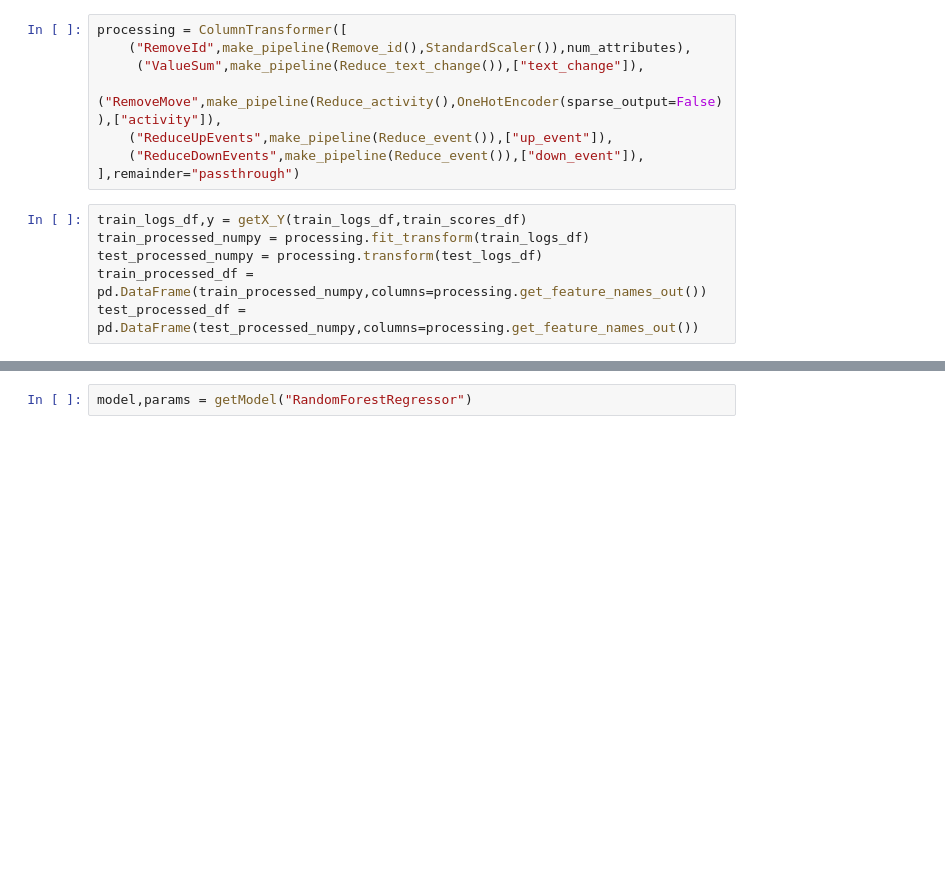
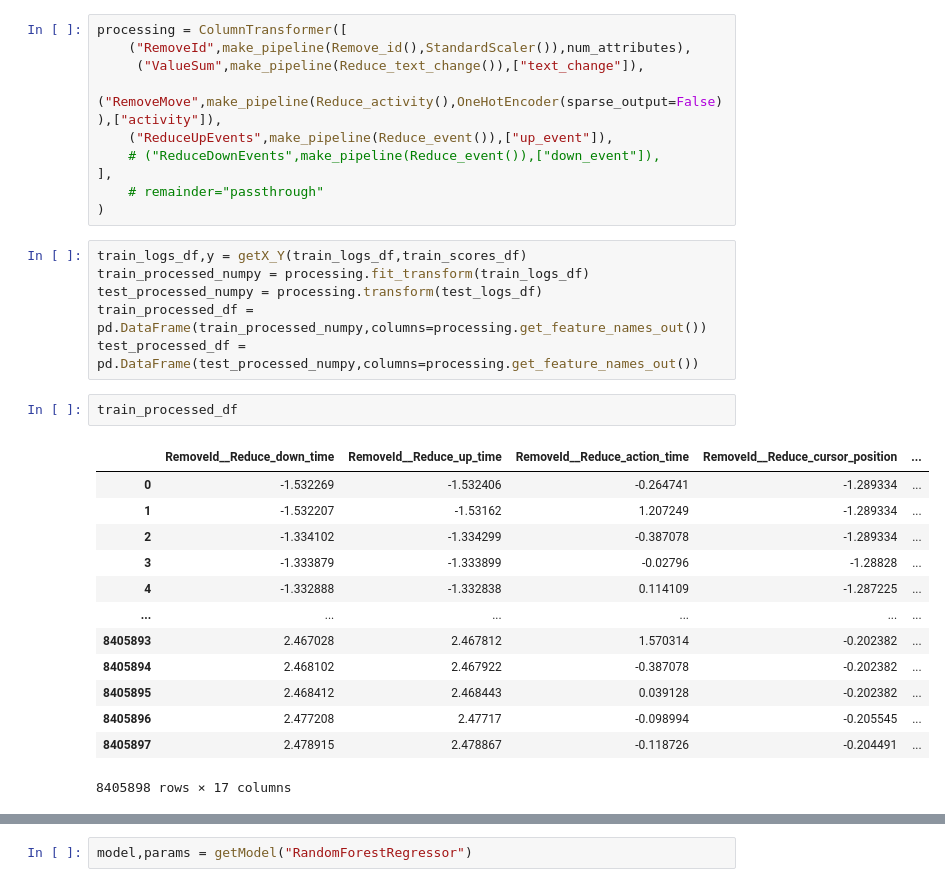
Before and after one commit to kirtan517/Linking-Writing-Processes-to-Writing-Quality, a Jupyter notebook: Main.ipynb, the cells around one changed output, grey strips where cells are left out. Drawn from its saved outputs; the diff is of its cells as text; blank space fills up the shorter version.

```diff
--- a/Main.ipynb
+++ b/Main.ipynb
@@ -152,11 +154,29 @@ processing = ColumnTransformer([
      ("ValueSum",make_pipeline(Reduce_text_change()),["text_change"]),
     ("RemoveMove",make_pipeline(Reduce_activity(),OneHotEncoder(sparse_output=False)),["activity"]),
     ("ReduceUpEvents",make_pipeline(Reduce_event()),["up_event"]),
-    ("ReduceDownEvents",make_pipeline(Reduce_event()),["down_event"]),
-],remainder="passthrough")
+    # ("ReduceDownEvents",make_pipeline(Reduce_event()),["down_event"]),
+],
+    # remainder="passthrough"
+)
 # %%
 train_logs_df,y = getX_Y(train_logs_df,train_scores_df)
 train_processed_numpy = processing.fit_transform(train_logs_df)
 test_processed_numpy = processing.transform(test_logs_df)
 train_processed_df = pd.DataFrame(train_processed_numpy,columns=processing.get_feature_names_out())
 test_processed_df = pd.DataFrame(test_processed_numpy,columns=processing.get_feature_names_out())
+# %%
+train_processed_df
+# %% [output]
+|  | RemoveId__Reduce_down_time | RemoveId__Reduce_up_time | RemoveId__Reduce_action_time | RemoveId__Reduce_cursor_position | ... |
+| 0 | -1.532269 | -1.532406 | -0.264741 | -1.289334 | ... |
+| 1 | -1.532207 | -1.53162 | 1.207249 | -1.289334 | ... |
+| 2 | -1.334102 | -1.334299 | -0.387078 | -1.289334 | ... |
+| 3 | -1.333879 | -1.333899 | -0.02796 | -1.28828 | ... |
+| 4 | -1.332888 | -1.332838 | 0.114109 | -1.287225 | ... |
+| ... | ... | ... | ... | ... | ... |
+| 8405893 | 2.467028 | 2.467812 | 1.570314 | -0.202382 | ... |
+| 8405894 | 2.468102 | 2.467922 | -0.387078 | -0.202382 | ... |
+| 8405895 | 2.468412 | 2.468443 | 0.039128 | -0.202382 | ... |
+| 8405896 | 2.477208 | 2.47717 | -0.098994 | -0.205545 | ... |
+| 8405897 | 2.478915 | 2.478867 | -0.118726 | -0.204491 | ... |
+8405898 rows × 17 columns
```
Also changed, not shown: parts of 13 cells of this notebook, 3 other files.
